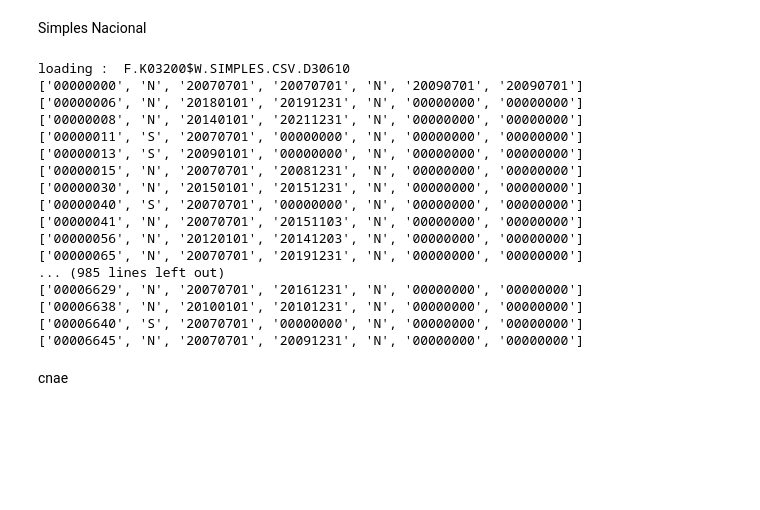
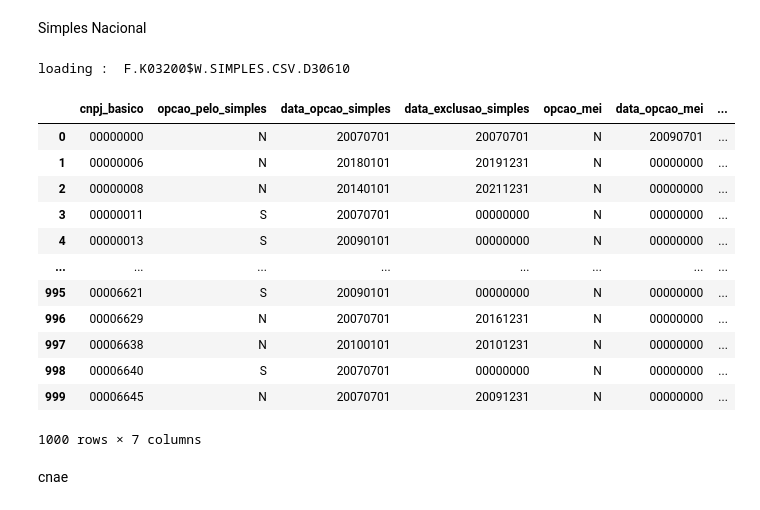
Before and after one commit to JeremiasJunior/gov_data, a Jupyter notebook: main.ipynb, the cells around one changed output. Drawn from its saved outputs; the diff is of its cells as text; code cells hidden in the pictures; blank space fills up the shorter version.

```diff
--- a/main.ipynb
+++ b/main.ipynb
@@ -361,50 +401,49 @@ table_columns = ['cnpj_basico',
 insertdata_query = f"INSERT INTO {table_name} ({', '.join(table_columns)}) VALUES ({', '.join(['?'] * len(table_columns))})"
 cursor.execute('DROP TABLE IF EXISTS "simples";')
 conn.commit()
 
 create_table= f"CREATE TABLE {table_name} ({', '.join([f'{col} VARCHAR(255)' for col in table_columns])})"
 cursor.execute(create_table)
 cursor.commit()
 
 for i in range(0, len(files['simples'])):
 
     print('loading : ',files['simples'][i])
     extracted_file_path = os.path.join(extracted_files, files['simples'][i])
     simples = pd.DataFrame(columns=[1,2,3,4,5,6])
     simples = pd.read_csv(filepath_or_buffer=extracted_file_path,
                           sep=';',
                           nrows=1000,
                           skiprows=0,
                           header=None,
                           dtype='object',
                           encoding='latin-1',
                         ).fillna('nan')
 
     simples.columns = table_columns
     simples = simples.reset_index()
     del simples['index']
 
     for values in simples.values.tolist():
-        print(values)
         cursor.execute(insertdata_query, values)
+
+conn.commit()
+simples
 # %% [output]
 loading :  F.K03200$W.SIMPLES.CSV.D30610
-['00000000', 'N', '20070701', '20070701', 'N', '20090701', '20090701']
-['00000006', 'N', '20180101', '20191231', 'N', '00000000', '00000000']
-['00000008', 'N', '20140101', '20211231', 'N', '00000000', '00000000']
-['00000011', 'S', '20070701', '00000000', 'N', '00000000', '00000000']
-['00000013', 'S', '20090101', '00000000', 'N', '00000000', '00000000']
-['00000015', 'N', '20070701', '20081231', 'N', '00000000', '00000000']
-['00000030', 'N', '20150101', '20151231', 'N', '00000000', '00000000']
-['00000040', 'S', '20070701', '00000000', 'N', '00000000', '00000000']
-['00000041', 'N', '20070701', '20151103', 'N', '00000000', '00000000']
-['00000056', 'N', '20120101', '20141203', 'N', '00000000', '00000000']
-['00000065', 'N', '20070701', '20191231', 'N', '00000000', '00000000']
-... (985 lines left out)
-['00006629', 'N', '20070701', '20161231', 'N', '00000000', '00000000']
-['00006638', 'N', '20100101', '20101231', 'N', '00000000', '00000000']
-['00006640', 'S', '20070701', '00000000', 'N', '00000000', '00000000']
-['00006645', 'N', '20070701', '20091231', 'N', '00000000', '00000000']
+|  | cnpj_basico | opcao_pelo_simples | data_opcao_simples | data_exclusao_simples | opcao_mei | data_opcao_mei | ... |
+| 0 | 00000000 | N | 20070701 | 20070701 | N | 20090701 | ... |
+| 1 | 00000006 | N | 20180101 | 20191231 | N | 00000000 | ... |
+| 2 | 00000008 | N | 20140101 | 20211231 | N | 00000000 | ... |
+| 3 | 00000011 | S | 20070701 | 00000000 | N | 00000000 | ... |
+| 4 | 00000013 | S | 20090101 | 00000000 | N | 00000000 | ... |
+| ... | ... | ... | ... | ... | ... | ... | ... |
+| 995 | 00006621 | S | 20090101 | 00000000 | N | 00000000 | ... |
+| 996 | 00006629 | N | 20070701 | 20161231 | N | 00000000 | ... |
+| 997 | 00006638 | N | 20100101 | 20101231 | N | 00000000 | ... |
+| 998 | 00006640 | S | 20070701 | 00000000 | N | 00000000 | ... |
+| 999 | 00006645 | N | 20070701 | 20091231 | N | 00000000 | ... |
+1000 rows × 7 columns
 # %% [markdown]
 cnae
 # %%
```
Also changed, not shown: parts of 13 cells of this notebook.
